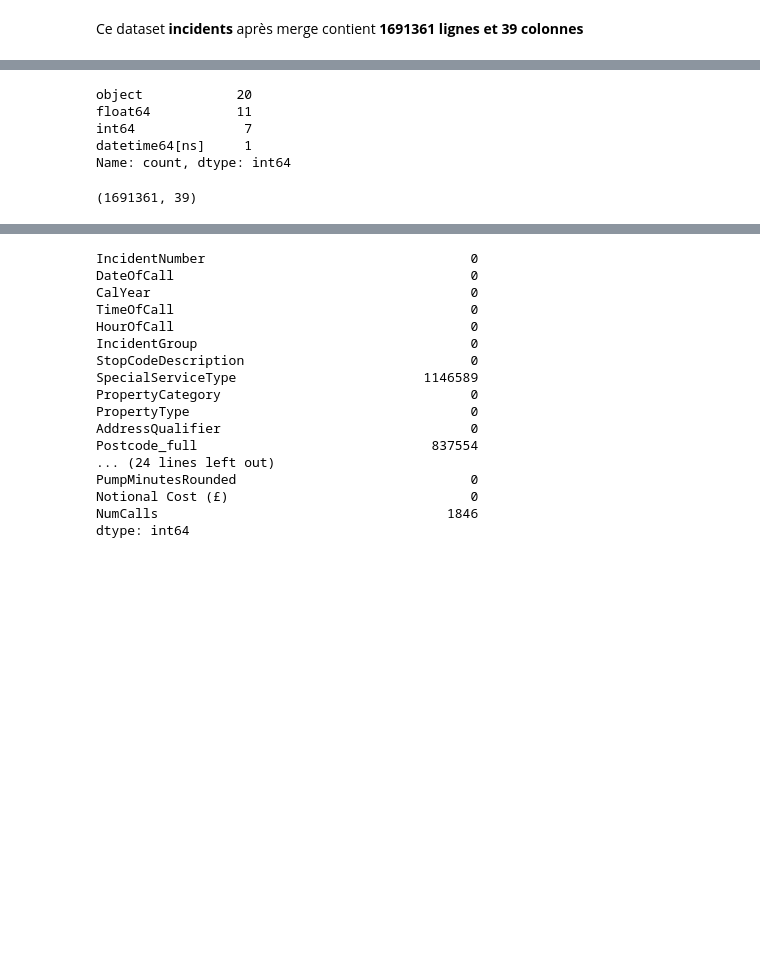
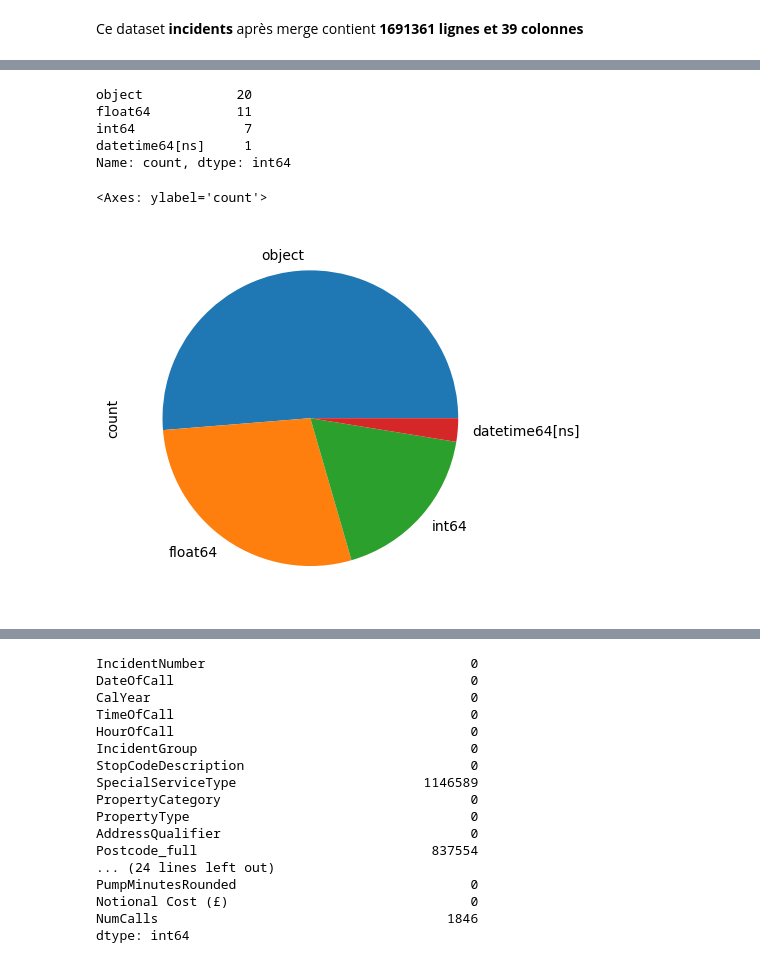
Before and after one commit to FrancescoDatascientest/Jan24_cds_Pompiers, a Jupyter notebook: notebooks/1.0-yng-initial-data-exploration.ipynb, the cells around one changed output, grey strips where cells are left out. Drawn from its saved outputs; the diff is of its cells as text; code cells hidden in the pictures; blank space fills up the shorter version.

```diff
--- a/notebooks/1.0-yng-initial-data-exploration.ipynb
+++ b/notebooks/1.0-yng-initial-data-exploration.ipynb
@@ -161,3 +164,14 @@ memory usage: 516.2+ MB
+# %%
+display(incidents_df.dtypes.value_counts())
+incidents_df.dtypes.value_counts().plot.pie()
+# %% [output]
+object            20
+float64           11
+int64              7
+datetime64[ns]     1
+Name: count, dtype: int64
+<Axes: ylabel='count'>
+[figure, added]
 # %%
 # Analyse descriptive des variables continue.
 incidents_df.select_dtypes(exclude=['object']).describe()
@@ -187,12 +196,0 @@ incidents_df['MonthOfCall'] = pd.to_datetime(incidents_df['DateOfCall']).dt.mont
-# %%
-incidents_df.dtypes.value_counts()
-# %% [output]
-object            20
-float64           11
-int64              7
-datetime64[ns]     1
-Name: count, dtype: int64
-# %%
-incidents_df.shape
-# %% [output]
-(1691361, 39)
```
Also changed, not shown: parts of 52 cells of this notebook, 1 other file.
